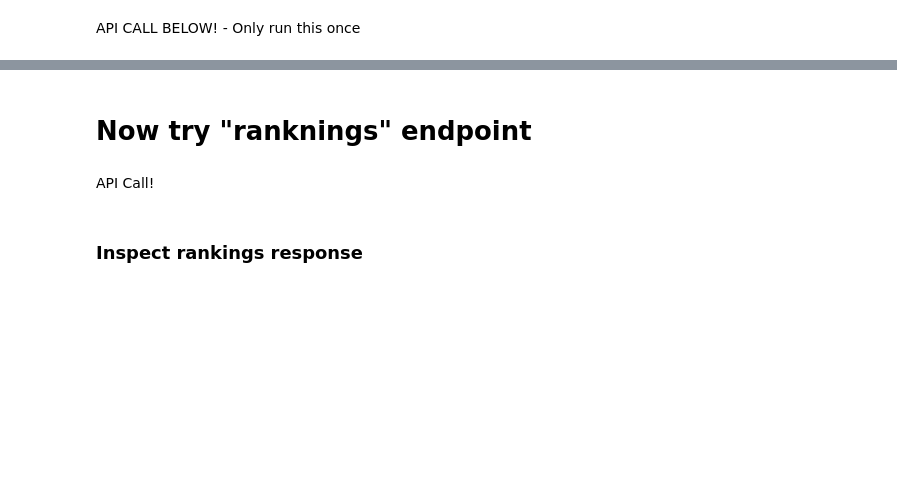
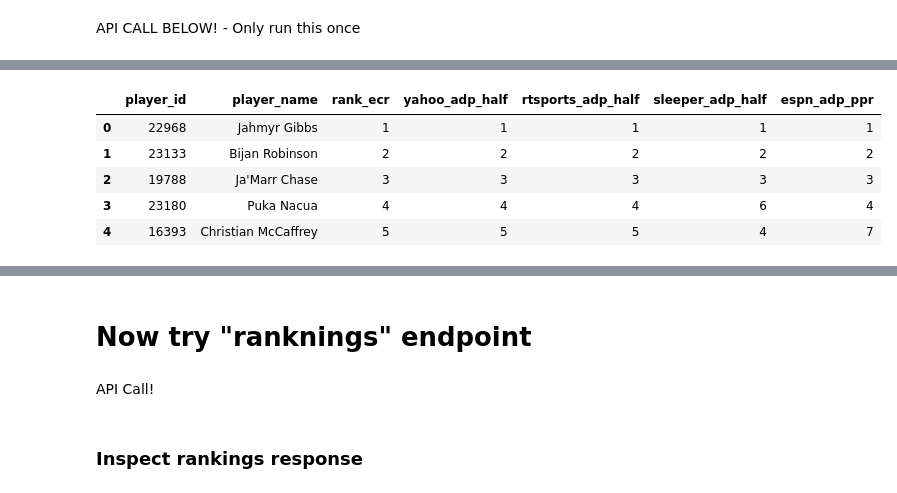
Before and after one commit to brad-dotson/Fantasy_Football_Data_Pipeline, a Jupyter notebook: notebooks/00_fantasypros_api_sandbox.ipynb, the cells around one changed output, grey strips where cells are left out. Saved outputs shown, nothing was run; the diff lists cells and outputs as text; code cells hidden in the pictures; blank space fills up the shorter version.

```diff
--- a/notebooks/00_fantasypros_api_sandbox.ipynb
+++ b/notebooks/00_fantasypros_api_sandbox.ipynb
@@ -267,0 +309,7 @@ print("Experts available:", available_data.get("experts_available"))
+# %%
+ppr_data_with_experts = ppr_response_with_experts.json()
+
+print("Scoring:", ppr_data_with_experts.get("scoring"))
+print("Filters:", ppr_data_with_experts.get("filters"))
+print("Total experts:", ppr_data_with_experts.get("total_experts"))
+print("Player count:", len(ppr_data_with_experts.get("players", [])))
@@ -267,0 +347,19 @@ print("Experts available:", available_data.get("experts_available"))
+# %%
+import pandas as pd
+
+# Primary draft-board universe from the Half-PPR response.
+adp_coverage_df = pd.DataFrame(
+    [
+        {
+            "player_id": player["player_id"],
+            "player_name": player["player_name"],
+            "rank_ecr": player["rank_ecr"],
+            "yahoo_adp_half": player.get("experts", {}).get("236"),
+            "rtsports_adp_half": player.get("experts", {}).get("439"),
+            "sleeper_adp_half": player.get("experts", {}).get("4350"),
+        }
+        for player in data_with_experts["players"]
+    ]
+)
+
+adp_coverage_df.head()
@@ -267,0 +373,18 @@ print("Experts available:", available_data.get("experts_available"))
+# %%
+espn_adp_by_player_id = {
+    player["player_id"]: player.get("experts", {}).get("79")
+    for player in ppr_data_with_experts["players"]
+}
+
+adp_coverage_df["espn_adp_ppr"] = (
+    adp_coverage_df["player_id"].map(espn_adp_by_player_id)
+)
+
+adp_coverage_df.head()
+# %% [output]
+|  | player_id | player_name | rank_ecr | yahoo_adp_half | rtsports_adp_half | sleeper_adp_half | espn_adp_ppr |
+| 0 | 22968 | Jahmyr Gibbs | 1 | 1 | 1 | 1 | 1 |
+| 1 | 23133 | Bijan Robinson | 2 | 2 | 2 | 2 | 2 |
+| 2 | 19788 | Ja'Marr Chase | 3 | 3 | 3 | 3 | 3 |
+| 3 | 23180 | Puka Nacua | 4 | 4 | 4 | 6 | 4 |
+| 4 | 16393 | Christian McCaffrey | 5 | 5 | 5 | 4 | 7 |
```
Also changed, not shown: parts of 60 cells of this notebook, 1 other file.
